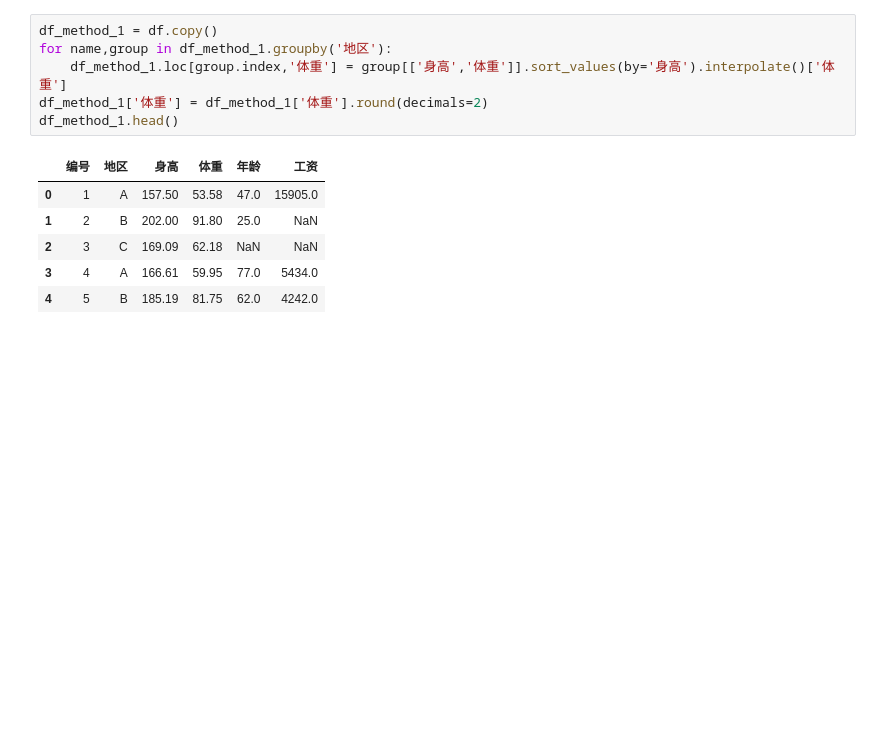
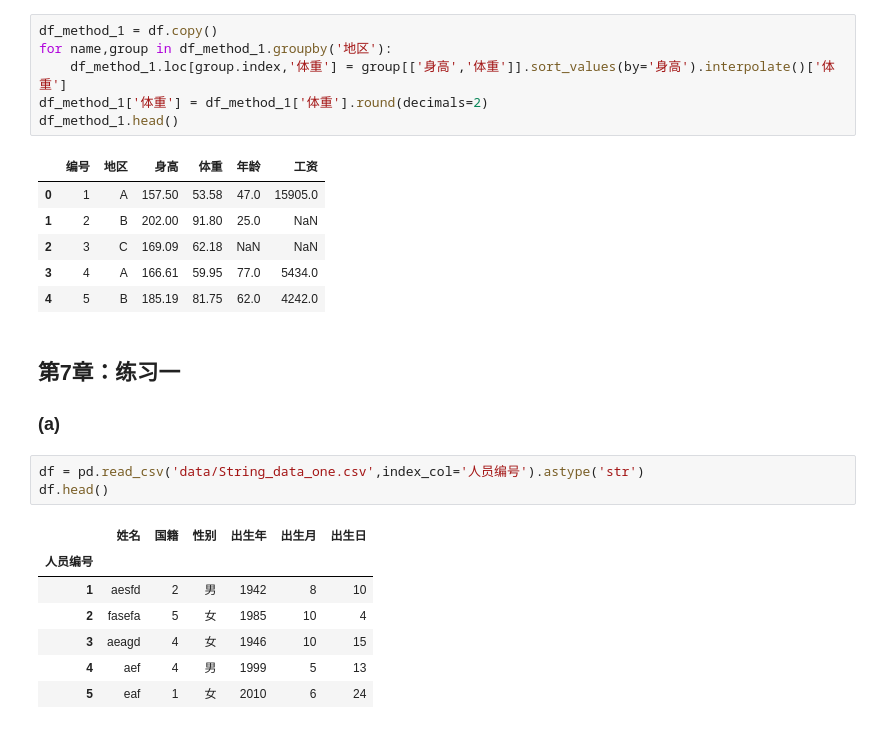
Before and after one commit to datawhalechina/joyful-pandas, a Jupyter notebook: 参考答案.ipynb, the cells around one changed output. Saved outputs shown, nothing was run; the diff lists cells and outputs as text; blank space fills up the shorter version.

```diff
--- a/参考答案.ipynb
+++ b/参考答案.ipynb
@@ -738,3 +738,17 @@ df_method_1.head()
 | 2 | 3 | C | 169.09 | 62.18 | NaN | NaN |
 | 3 | 4 | A | 166.61 | 59.95 | 77.0 | 5434.0 |
 | 4 | 5 | B | 185.19 | 81.75 | 62.0 | 4242.0 |
+# %% [markdown]
+## 第7章：练习一
+### (a)
+# %%
+df = pd.read_csv('data/String_data_one.csv',index_col='人员编号').astype('str')
+df.head()
+# %% [output]
+|  | 姓名 | 国籍 | 性别 | 出生年 | 出生月 | 出生日 |
+| 人员编号 |  |  |  |  |  |  |
+| 1 | aesfd | 2 | 男 | 1942 | 8 | 10 |
+| 2 | fasefa | 5 | 女 | 1985 | 10 | 4 |
+| 3 | aeagd | 4 | 女 | 1946 | 10 | 15 |
+| 4 | aef | 4 | 男 | 1999 | 5 | 13 |
+| 5 | eaf | 1 | 女 | 2010 | 6 | 24 |
```
Also changed, not shown: parts of 23 cells of this notebook, 5 other files.
